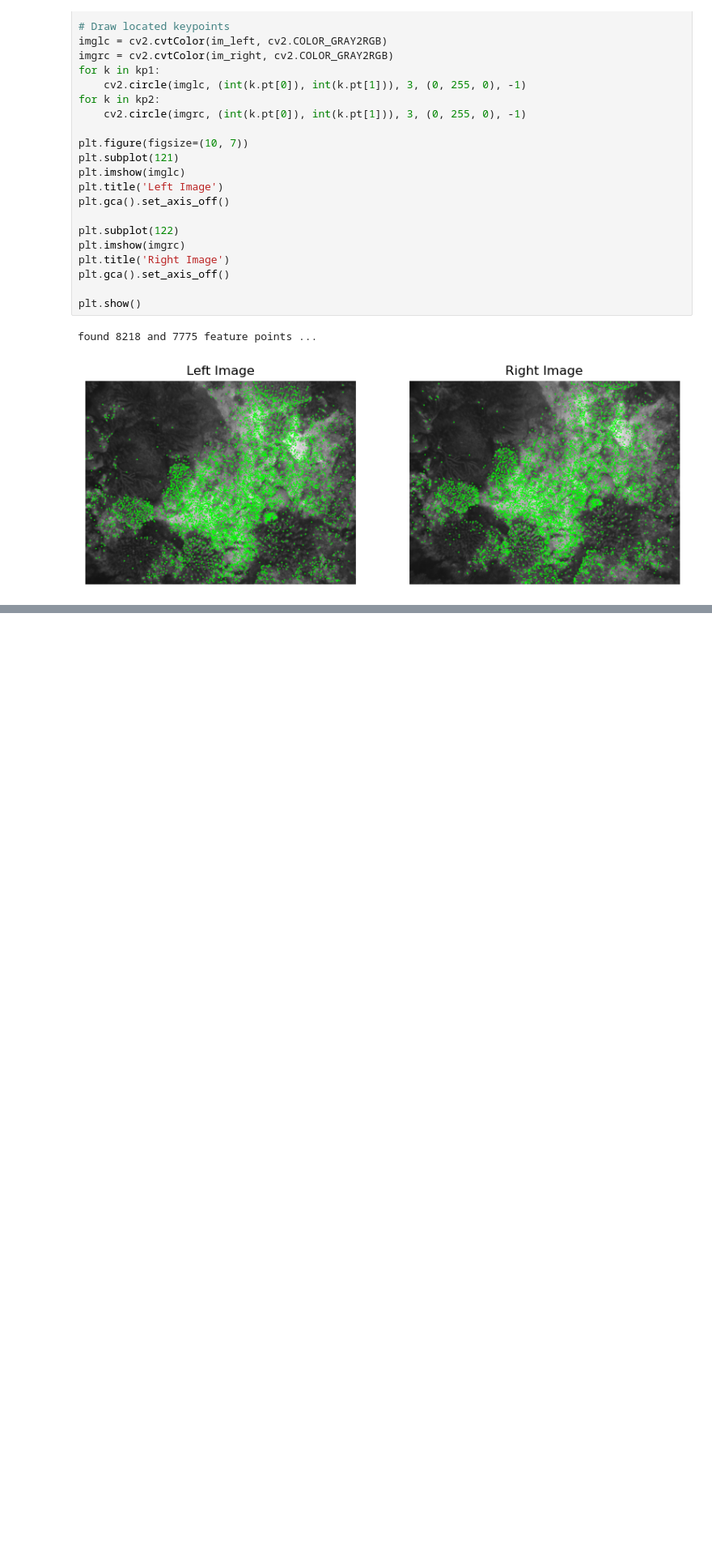
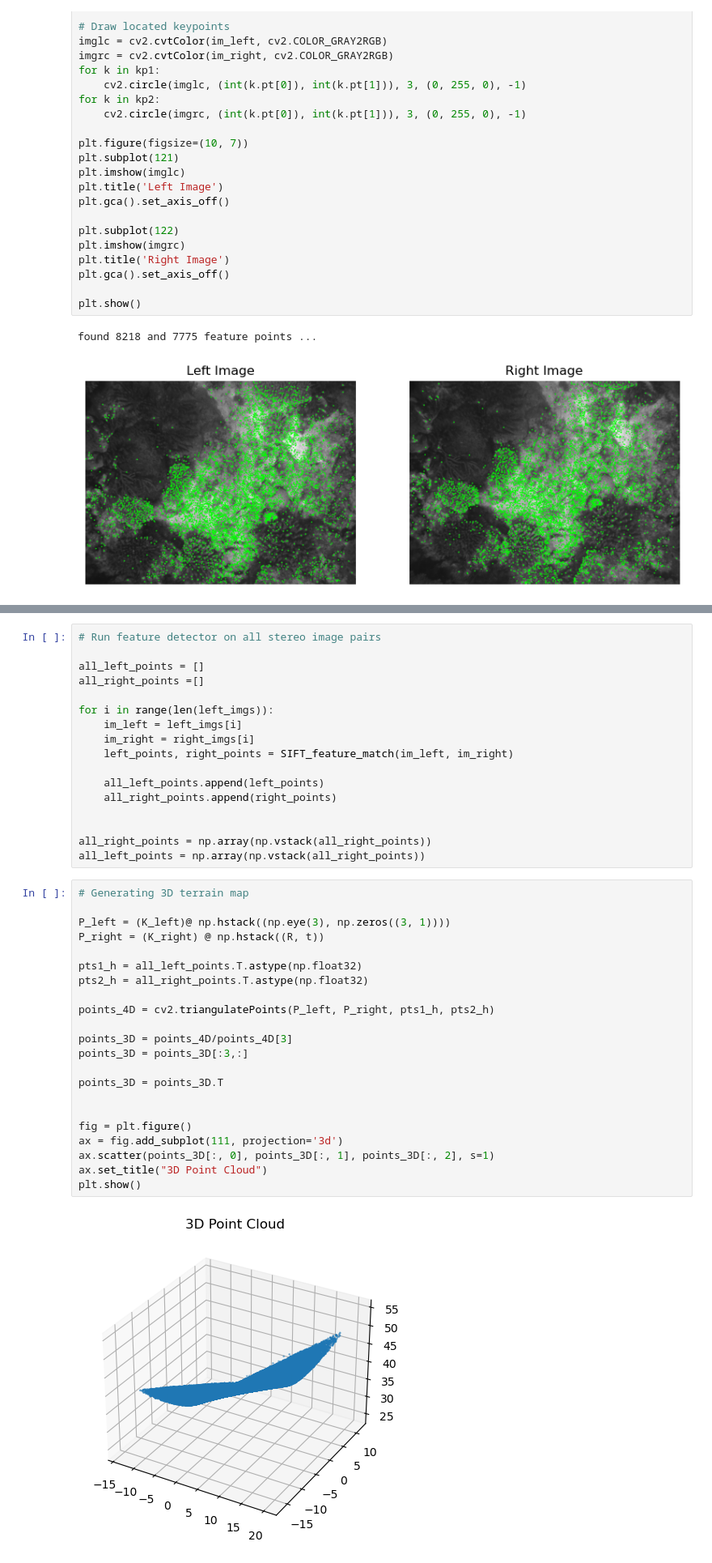
Before and after one commit to AmelineA2003/AMME5710, a Jupyter notebook: Assignments/A2/Question_1/Q1_A2.ipynb, the cells around one changed output, grey strips where cells are left out. Shown at 81% size. Saved outputs shown, nothing was run; the diff lists cells and outputs as text; blank space fills up the shorter version.

```diff
--- a/Assignments/A2/Question_1/Q1_A2.ipynb
+++ b/Assignments/A2/Question_1/Q1_A2.ipynb
@@ -159,0 +211,41 @@ Found 5120 matches ...
+# %%
+# Run feature detector on all stereo image pairs
+
+all_left_points = []
+all_right_points =[]
+
+for i in range(len(left_imgs)):
+    im_left = left_imgs[i]
+    im_right = right_imgs[i]
+    left_points, right_points = SIFT_feature_match(im_left, im_right)
+
+    all_left_points.append(left_points)
+    all_right_points.append(right_points)
+
+
+all_right_points = np.array(np.vstack(all_right_points))
+all_left_points = np.array(np.vstack(all_right_points))
+# %%
+# Generating 3D terrain map
+
+P_left = (K_left)@ np.hstack((np.eye(3), np.zeros((3, 1))))
+P_right = (K_right) @ np.hstack((R, t))
+
+pts1_h = all_left_points.T.astype(np.float32)
+pts2_h = all_right_points.T.astype(np.float32)
+
+points_4D = cv2.triangulatePoints(P_left, P_right, pts1_h, pts2_h)
+
+points_3D = points_4D/points_4D[3]
+points_3D = points_3D[:3,:]
+
+points_3D = points_3D.T
+
+
+fig = plt.figure()
+ax = fig.add_subplot(111, projection='3d')
+ax.scatter(points_3D[:, 0], points_3D[:, 1], points_3D[:, 2], s=1)
+ax.set_title("3D Point Cloud")
+plt.show()
+# %% [output]
+[figure, added]
```
Also changed, not shown: parts of 5 cells of this notebook.
